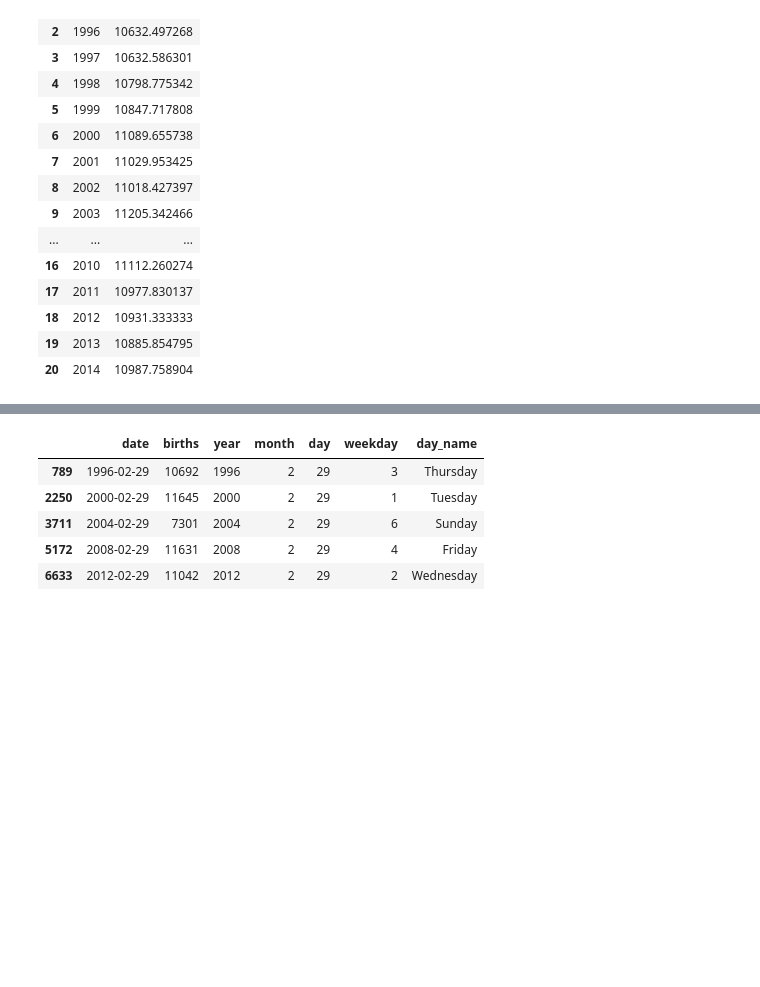
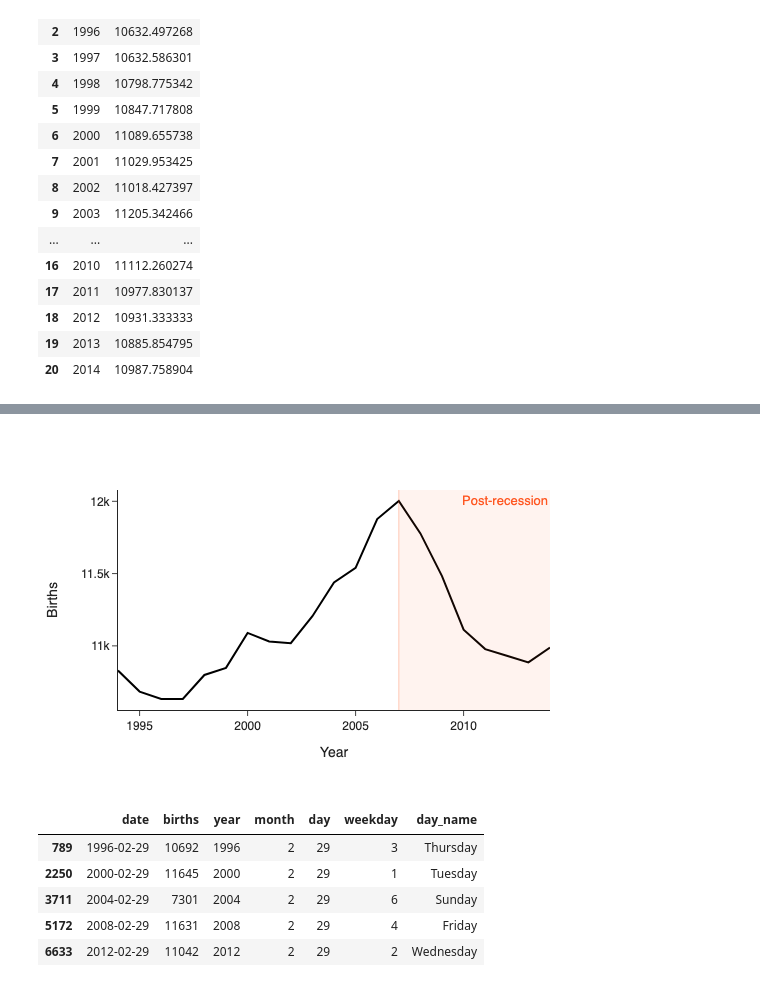
Before and after one commit to subwaymatch/analytics-case-development, a Jupyter notebook: us-births/us-births.ipynb, the cells around one changed output, grey strips where cells are left out. Cells and saved outputs as stored; diff of their text form; code cells hidden in the pictures; blank space fills up the shorter version.

```diff
--- a/us-births/us-births.ipynb
+++ b/us-births/us-births.ipynb
@@ -121,3 +147,42 @@ df.groupby('year', as_index=False).agg({
+# %%
+import plotly.express as px
+
+
+fig = px.line(
+    df_by_year,
+    x='year',
+    y='births',
+    template='simple_white',
+    labels={
+        'births': 'Births',
+        'year': 'Year',
+    },
+    height=400,
+    color_discrete_sequence=['black']
+)
+
+fig.update_layout(
+    font_family='Helvetica, Inter, Arial, sans-serif',
+)
+
+fig.add_vrect(
+    x0=2007,
+    x1=2014,
+    annotation_text="Post-recession",
+    annotation_position="top right",
+    annotation=dict(
+        font_color='#FF5722',
+        font_size=13
+    ),
+    fillcolor="#FF5722",
+    opacity=0.07,
+    line_width=0
+)
+fig.add_vline(x=2007, line_width=1, line_dash="solid", line_color="#FF5722")
+
+fig.show()
+# %% [output]
+[figure, added]
 # %%
 feb_29th_mask = (df['month'] == 2) & (df['day'] == 29)
 
```
Also changed, not shown: parts of 5 cells of this notebook, 13 other files.
